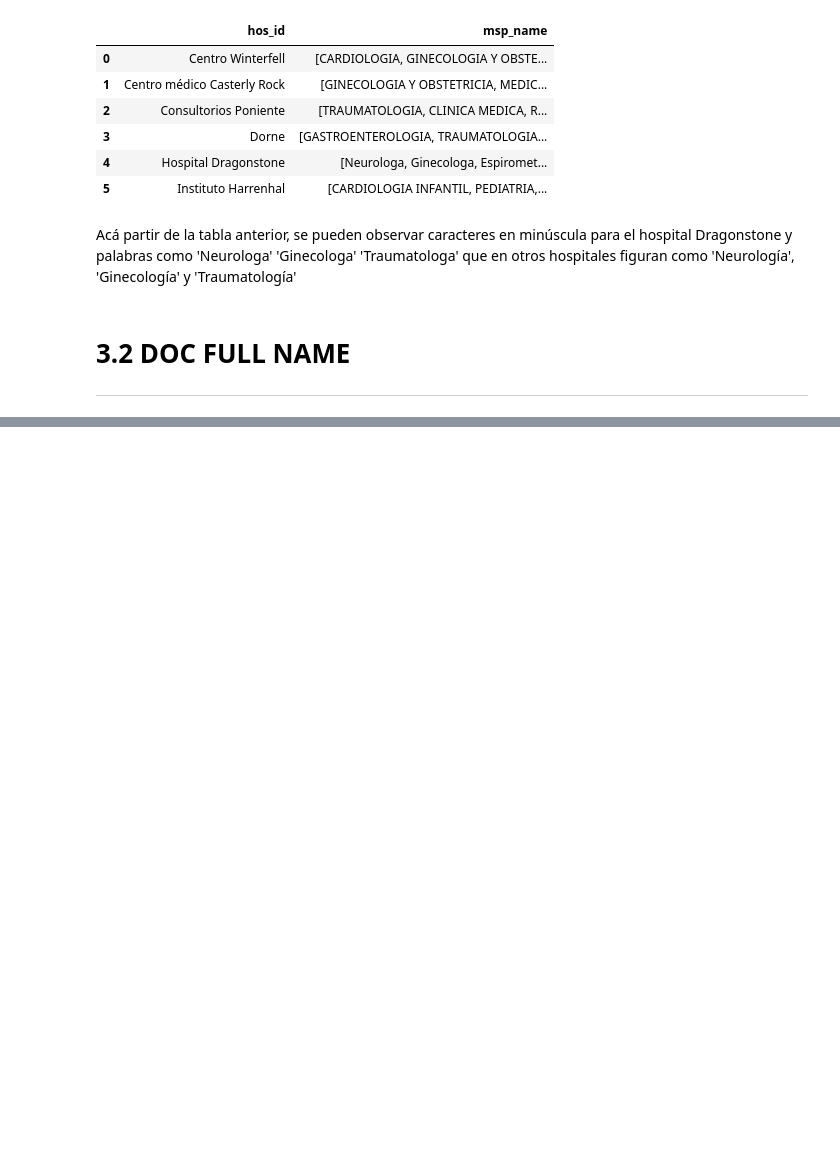
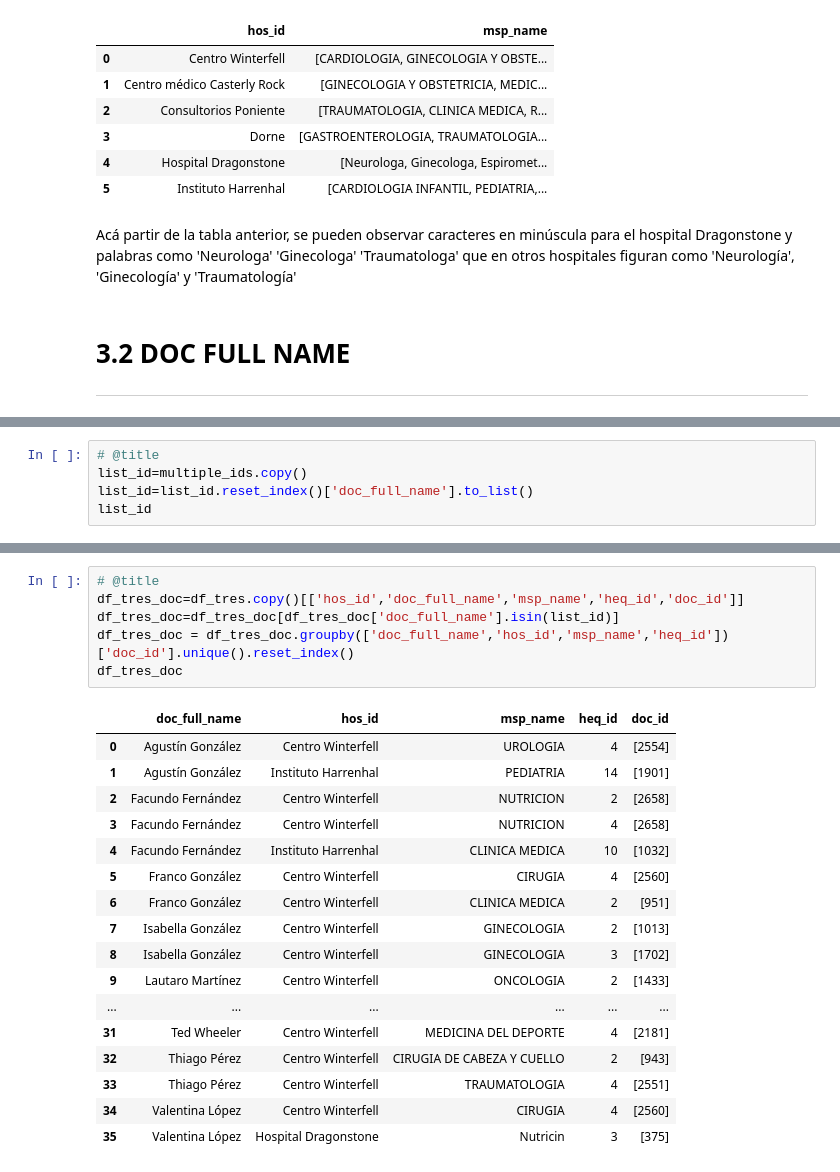
Before and after one commit to manufabregas/Dataset-Asistencia-a-turnos-m-dicos, a Jupyter notebook: TP 2/Práctico_2_Análisis_y_curación_de_datos.ipynb, the cells around one changed output, grey strips where cells are left out. Cells and saved outputs as stored; diff of their text form; blank space fills up the shorter version.

```diff
--- a/TP 2/Práctico_2_Análisis_y_curación_de_datos.ipynb
+++ b/TP 2/Práctico_2_Análisis_y_curación_de_datos.ipynb
@@ -265,0 +269,5 @@ Acá partir de la tabla anterior, se pueden observar caracteres en minúscula pa
+# %%
+# @title
+list_id=multiple_ids.copy()
+list_id=list_id.reset_index()['doc_full_name'].to_list()
+list_id
@@ -265,0 +289,24 @@ Acá partir de la tabla anterior, se pueden observar caracteres en minúscula pa
+# %%
+# @title
+df_tres_doc=df_tres.copy()[['hos_id','doc_full_name','msp_name','heq_id','doc_id']]
+df_tres_doc=df_tres_doc[df_tres_doc['doc_full_name'].isin(list_id)]
+df_tres_doc = df_tres_doc.groupby(['doc_full_name','hos_id','msp_name','heq_id'])['doc_id'].unique().reset_index()
+df_tres_doc
+# %% [output]
+|  | doc_full_name | hos_id | msp_name | heq_id | doc_id |
+| 0 | Agustín González | Centro Winterfell | UROLOGIA | 4 | [2554] |
+| 1 | Agustín González | Instituto Harrenhal | PEDIATRIA | 14 | [1901] |
+| 2 | Facundo Fernández | Centro Winterfell | NUTRICION | 2 | [2658] |
+| 3 | Facundo Fernández | Centro Winterfell | NUTRICION | 4 | [2658] |
+| 4 | Facundo Fernández | Instituto Harrenhal | CLINICA MEDICA | 10 | [1032] |
+| 5 | Franco González | Centro Winterfell | CIRUGIA | 4 | [2560] |
+| 6 | Franco González | Centro Winterfell | CLINICA MEDICA | 2 | [951] |
+| 7 | Isabella González | Centro Winterfell | GINECOLOGIA | 2 | [1013] |
+| 8 | Isabella González | Centro Winterfell | GINECOLOGIA | 3 | [1702] |
+| 9 | Lautaro Martínez | Centro Winterfell | ONCOLOGIA | 2 | [1433] |
+| ... | ... | ... | ... | ... | ... |
+| 31 | Ted Wheeler | Centro Winterfell | MEDICINA DEL DEPORTE | 4 | [2181] |
+| 32 | Thiago Pérez | Centro Winterfell | CIRUGIA DE CABEZA Y CUELLO | 2 | [943] |
+| 33 | Thiago Pérez | Centro Winterfell | TRAUMATOLOGIA | 4 | [2551] |
+| 34 | Valentina López | Centro Winterfell | CIRUGIA | 4 | [2560] |
+| 35 | Valentina López | Hospital Dragonstone | Nutricin | 3 | [375] |
```
Also changed, not shown: parts of 17 cells of this notebook.
